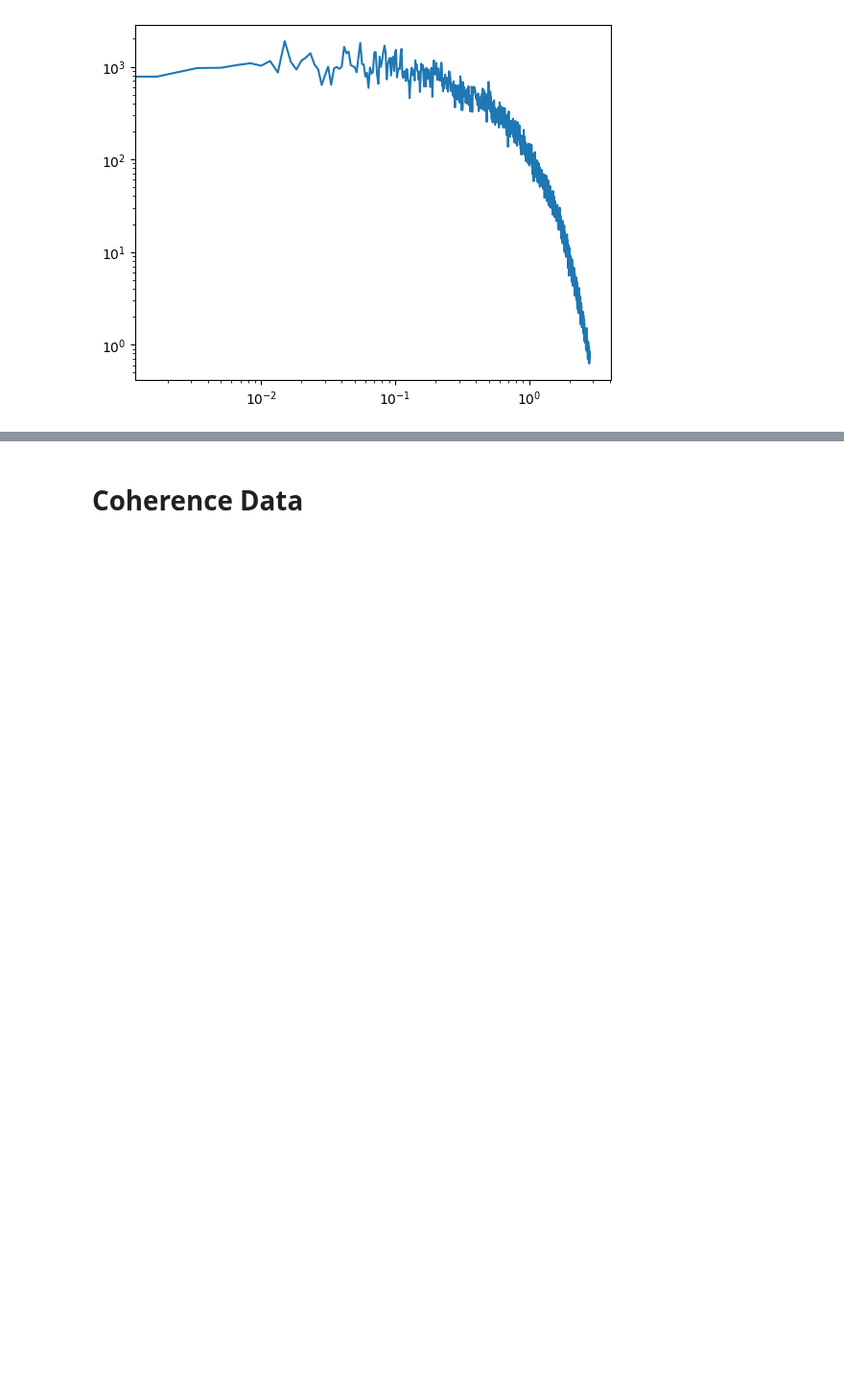
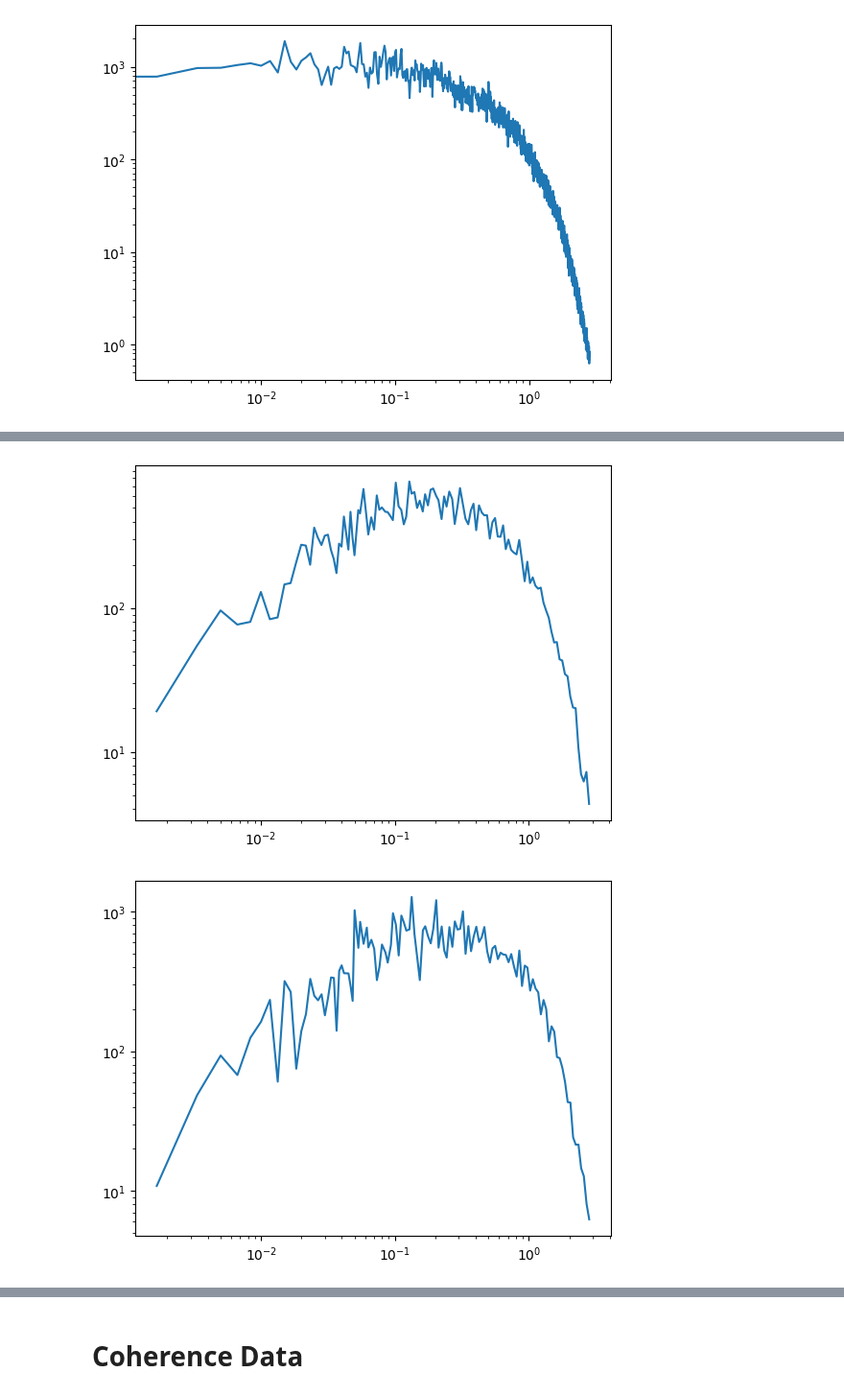
Before and after one commit to METHODS-Group/DRDMannTurb, a Jupyter notebook: STORM_fitting/data_clean_for_coh.ipynb, the cells around one changed output, grey strips where cells are left out. Shown at 96% size. Saved outputs shown, nothing was run; the diff lists cells and outputs as text; code cells hidden in the pictures; blank space fills up the shorter version.

```diff
--- a/STORM_fitting/data_clean_for_coh.ipynb
+++ b/STORM_fitting/data_clean_for_coh.ipynb
@@ -283,0 +312,29 @@ np.savetxt(
+# %%
+downsampled_freq = downsampled_data_array[:,0]
+downsampled_uu = downsampled_data_array[:,1]
+downsampled_vv = downsampled_data_array[:,2]
+downsampled_ww = downsampled_data_array[:,3]
+downsampled_uw = downsampled_data_array[:,4]
+downsampled_vw = downsampled_data_array[:,5]
+downsampled_uv = downsampled_data_array[:,6]
+# %%
+plt.loglog(downsampled_freq, downsampled_uu)
+plt.show()
+plt.figure()
+plt.loglog(downsampled_freq, downsampled_vv)
+plt.show()
+plt.figure()
+plt.loglog(downsampled_freq, downsampled_ww)
+plt.show()
+plt.figure()
+plt.loglog(downsampled_freq, downsampled_uw)
+plt.show()
+plt.figure()
+plt.loglog(downsampled_freq, downsampled_vw)
+plt.show()
+plt.figure()
+plt.loglog(downsampled_freq, downsampled_uv)
+plt.show()
+# %% [output]
+[figure, added]
+[figure, added]
```
Also changed, not shown: parts of 5 cells of this notebook, 4 other files.
